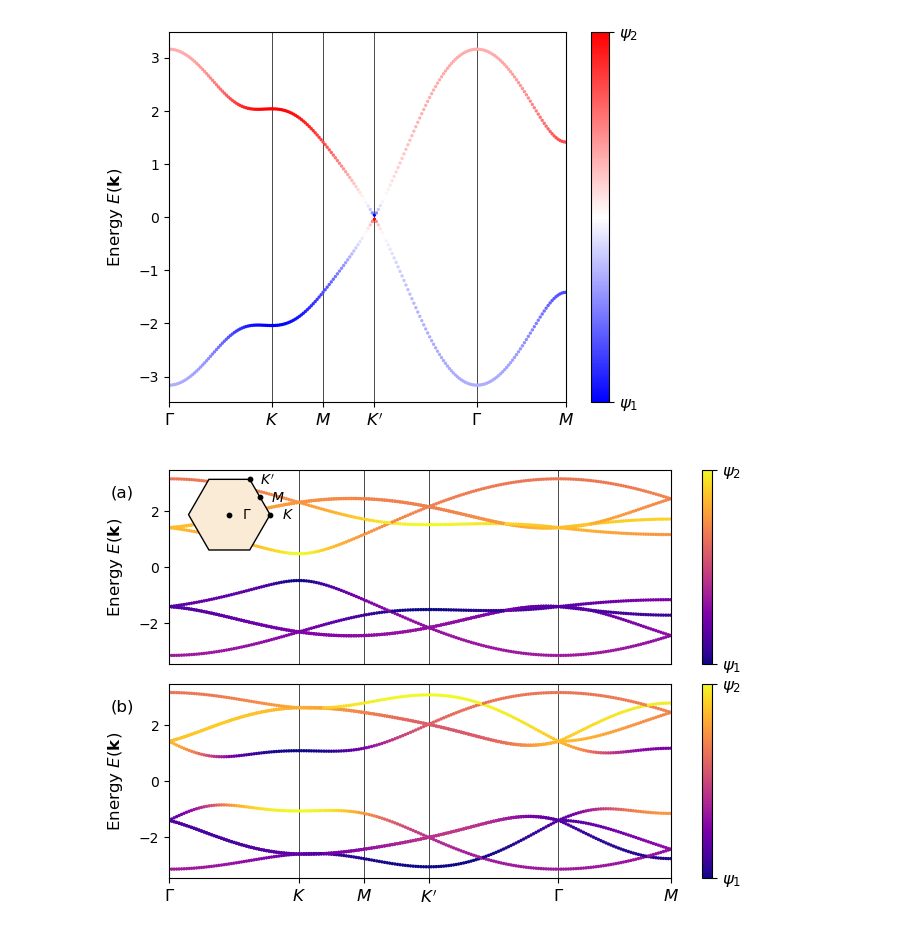
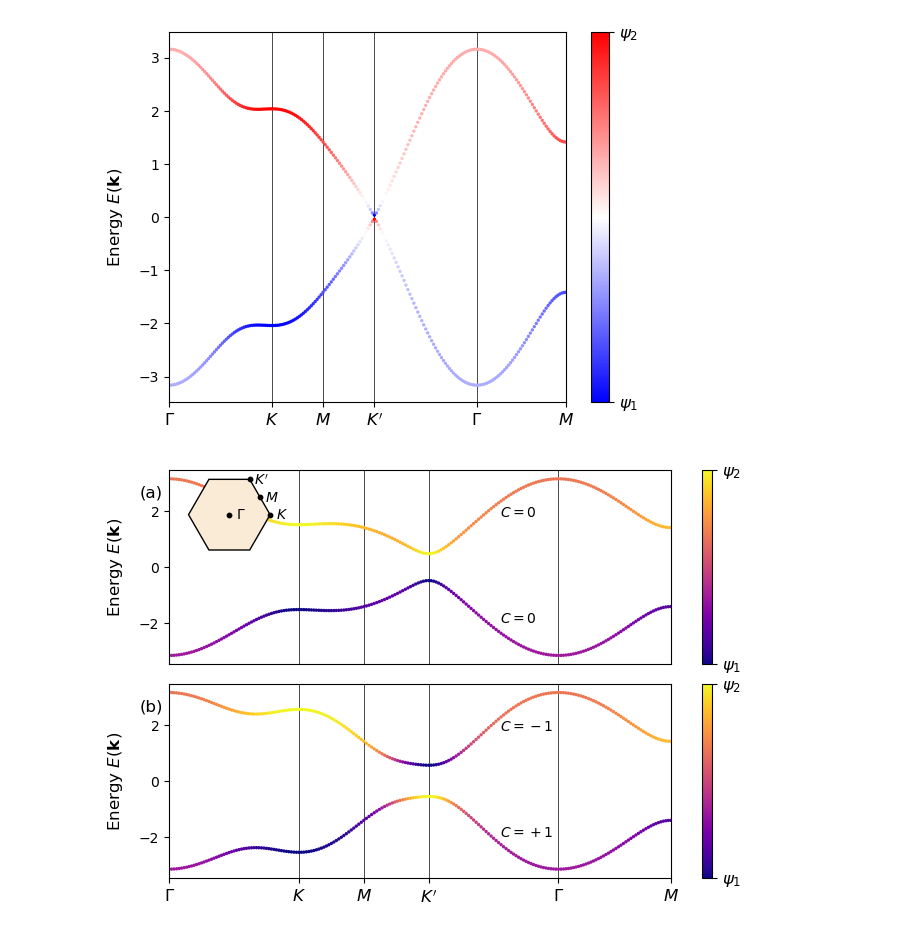
Before and after one commit to treycole/WanPy, a Jupyter notebook: top_obstruction/Haldane_bands.ipynb, the cells around one changed output. Saved outputs shown, nothing was run; the diff lists cells and outputs as text; code cells hidden in the pictures.

```diff
--- a/top_obstruction/Haldane_bands.ipynb
+++ b/top_obstruction/Haldane_bands.ipynb
@@ -49,7 +49,7 @@ model.plot_bands(
 [figure]
 # %%
 ### geometry of model ###
-n_super_cell = 2
+n_super_cell = 1
 ref_model = models.Haldane(1, 1, 1).make_supercell([[n_super_cell, 0], [0, n_super_cell]])
 
 n_orb = ref_model.get_num_orbitals()
@@ -63,21 +63,29 @@ high_E_sites = np.arange(1, n_orb, 2)
 fig, axs = plt.subplots(2, 1, gridspec_kw={'hspace':0.1}, sharex=True)
 
 ### plot bands ###
+delta = 1
+t = -1
+t2_triv = -0.1
+t2_top = -0.3
+
 k_path = [[0, 0], [2/3, 1/3], [.5, .5], [1/3, 2/3], [0, 0], [.5, .5]]
 label = (r'$\Gamma $',r'$K$', r'$M$', r'$K^\prime$', r'$\Gamma $', r'$M$')
-
-delta = 1
-t = -1
-n_super_cell = 2
-t2_triv = -0.1
-t2_top = -0.4
 
 # trivial bands
 model_triv = models.Haldane(delta, t, t2_triv).make_supercell([[n_super_cell, 0], [0, n_super_cell]])
 model_triv.plot_bands(
     k_path, nk=201, scat_size=2, red_lat_idx=high_E_sites, fig=fig, ax=axs[0], cmap='plasma'
     )
+
 axs[0].xaxis.set_ticks_position('none')
+
+u_wfs_full = wf_array(model_triv, [20, 20])
+u_wfs_full.solve_on_grid([0, 0])
+chern_triv_bot = u_wfs_full.berry_flux([0])/(2*np.pi)
+chern_triv_top = u_wfs_full.berry_flux([1])/(2*np.pi)
+axs[0].text(1.7, 1.8, r'$C=0$', size=10)
+axs[0].text(1.7, -2, r'$C=0$', size=10)
+
 axs[0].text(-.15, 2.5, '(a)', size=12)
 
 # topological bands
@@ -85,42 +93,50 @@ model_top = models.Haldane(delta, t, t2_top).make_supercell([[n_super_cell, 0],
 model_top.plot_bands(
     k_path, nk=201, k_label=label, scat_size=2, red_lat_idx=high_E_sites, fig=fig, ax=axs[1], cmap='plasma'
     )
+
+u_wfs_full = wf_array(model_top, [20, 20])
+u_wfs_full.solve_on_grid([0, 0])
+chern_top_bot = u_wfs_full.berry_flux([0])/(2*np.pi)
+chern_top_top = u_wfs_full.berry_flux([1])/(2*np.pi)
+axs[1].text(1.7, 1.8, r'$C=-1$', size=10)
+axs[1].text(1.7, -2, r'$C=+1$', size=10)
+
 axs[1].text(-.15, 2.5, '(b)', size=12)
 
 ### Brillouin zone inset ###
 inset_ax = axs[0].inset_axes([-0.08, 0.57, 0.4, 0.4])  # [x0, y0, widthx, widthy]
 
-a = 2 # Lattice constant
+a = n_super_cell # Lattice constant
 s = 4 * np.pi / (3 * a) # Size of the Brillouin zone
 # Angles for hexagon vertices
 theta = np.linspace(0, 2 * np.pi, 7)[:-1]
 # Hexagon vertices
 x = s * np.cos(theta)
 y = s * np.sin(theta)
 # Plot hexagon
 inset_ax.fill(x, y, 'antiquewhite', edgecolor='k')
 
 # high-symmetry points
 recip_vecs = ref_model.get_recip_lat_vecs()
 k_pts = k_path @ recip_vecs
 k_path = np.array([[0, 0], [2/3, 1/3], [.5, .5], [1/3, 2/3], [0, 0], [.5, .5]])
 label = [r'$\Gamma $',r'$K$', r'$M$', r'$K^\prime$', r'$\Gamma $', r'$M$']
 k_pts = k_path @ recip_vecs
 
 for i in range(4):
     inset_ax.scatter(k_pts[i,0], k_pts[i,1], s=10, zorder=2, c='k')
-    inset_ax.text(k_pts[i,0]+0.9, k_pts[i,1], label[i], fontsize=10, ha='center', va='center')
+    inset_ax.text(k_pts[i,0]+(1/a)*1.2, k_pts[i,1], label[i], fontsize=10, ha='center', va='center')
 
 inset_ax.axis('equal')
 inset_ax.set_xticks([])
 inset_ax.set_yticks([])
 inset_ax.set_axis_off()
 
 # adjust to remove white space
 plt.subplots_adjust(top=0.95, bottom=0.1, left=0.1, right=1.08)
 
-save_name = f'Delta={delta}_t={t}_n_occ={n_occ}_comparison'
+save_name = f'Delta={delta}_t={t}_t2_top={t2_top}_t2_triv={t2_triv}_n_occ={n_occ}'
 
 plt.savefig(f'images/Haldane_bands_{save_name}.png', dpi=700)
 # %% [output]
-[figure, old version]
+[figure, new version]
```
Also changed, not shown: 33 other files.
